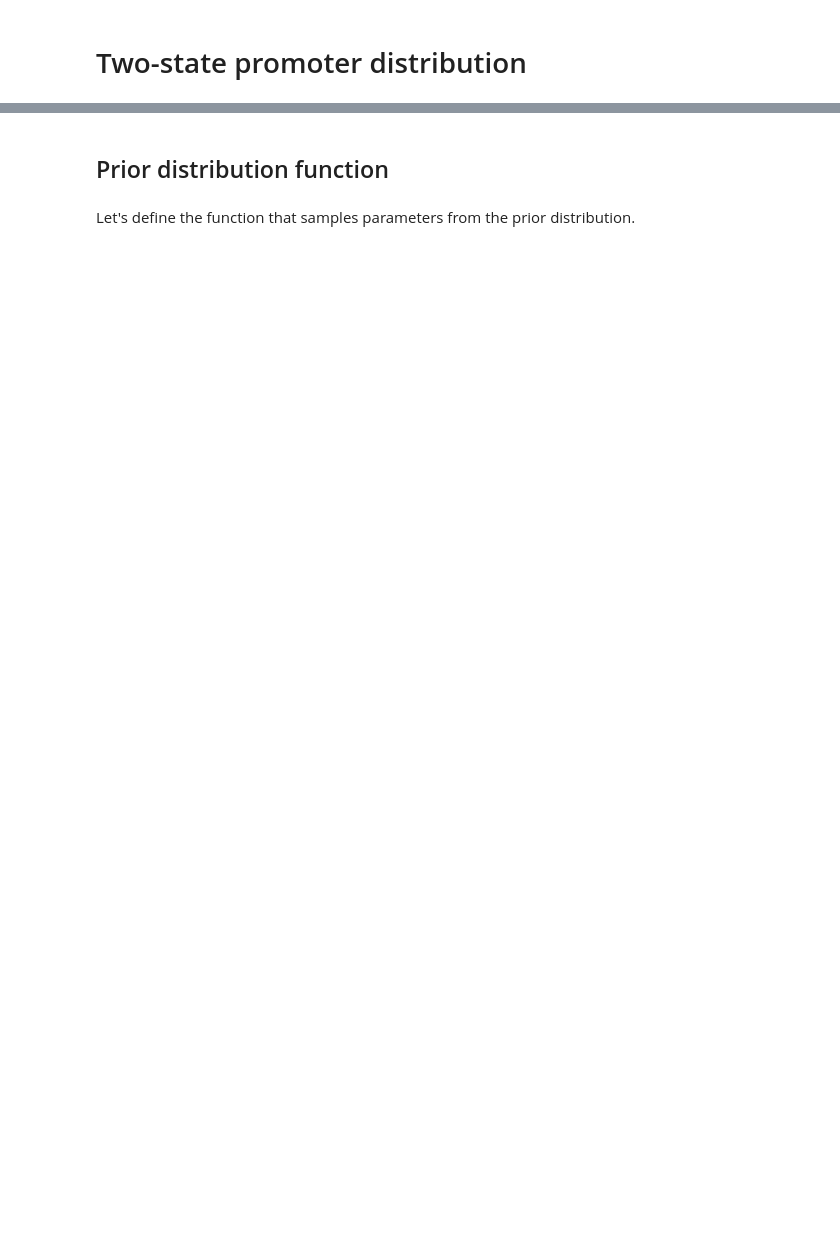
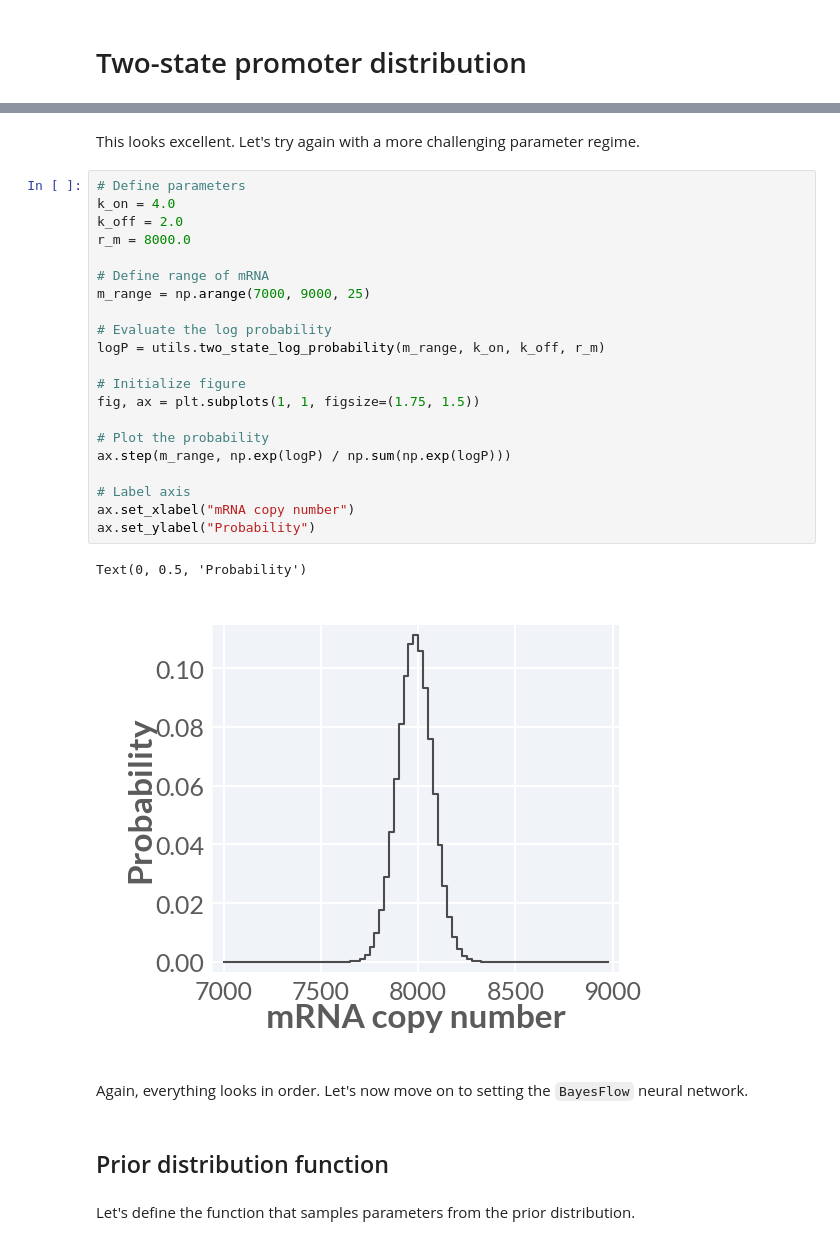
Before and after one commit to mrazomej/scribe, a Jupyter notebook: sandbox/two-state_bayesflow.ipynb, the cells around one changed output, grey strips where cells are left out. Drawn from its saved outputs; the diff is of its cells as text; blank space fills up the shorter version.

```diff
--- a/sandbox/two-state_bayesflow.ipynb
+++ b/sandbox/two-state_bayesflow.ipynb
@@ -92,3 +121,32 @@ Text(0, 0.5, 'Probability')
+# %% [markdown]
+This looks excellent. Let's try again with a more challenging parameter regime.
+# %%
+# Define parameters
+k_on = 4.0
+k_off = 2.0
+r_m = 8000.0
+
+# Define range of mRNA
+m_range = np.arange(7000, 9000, 25)
+
+# Evaluate the log probability
+logP = utils.two_state_log_probability(m_range, k_on, k_off, r_m)
+
+# Initialize figure
+fig, ax = plt.subplots(1, 1, figsize=(1.75, 1.5))
+
+# Plot the probability
+ax.step(m_range, np.exp(logP) / np.sum(np.exp(logP)))
+
+# Label axis
+ax.set_xlabel("mRNA copy number")
+ax.set_ylabel("Probability")
+# %% [output]
+Text(0, 0.5, 'Probability')
+[figure, added]
+# %% [markdown]
+Again, everything looks in order. Let's now move on to setting the `BayesFlow`
+neural network.
 # %% [markdown]
 ## Prior distribution function
 # %% [markdown]
```
Also changed, not shown: parts of 46 cells of this notebook.
